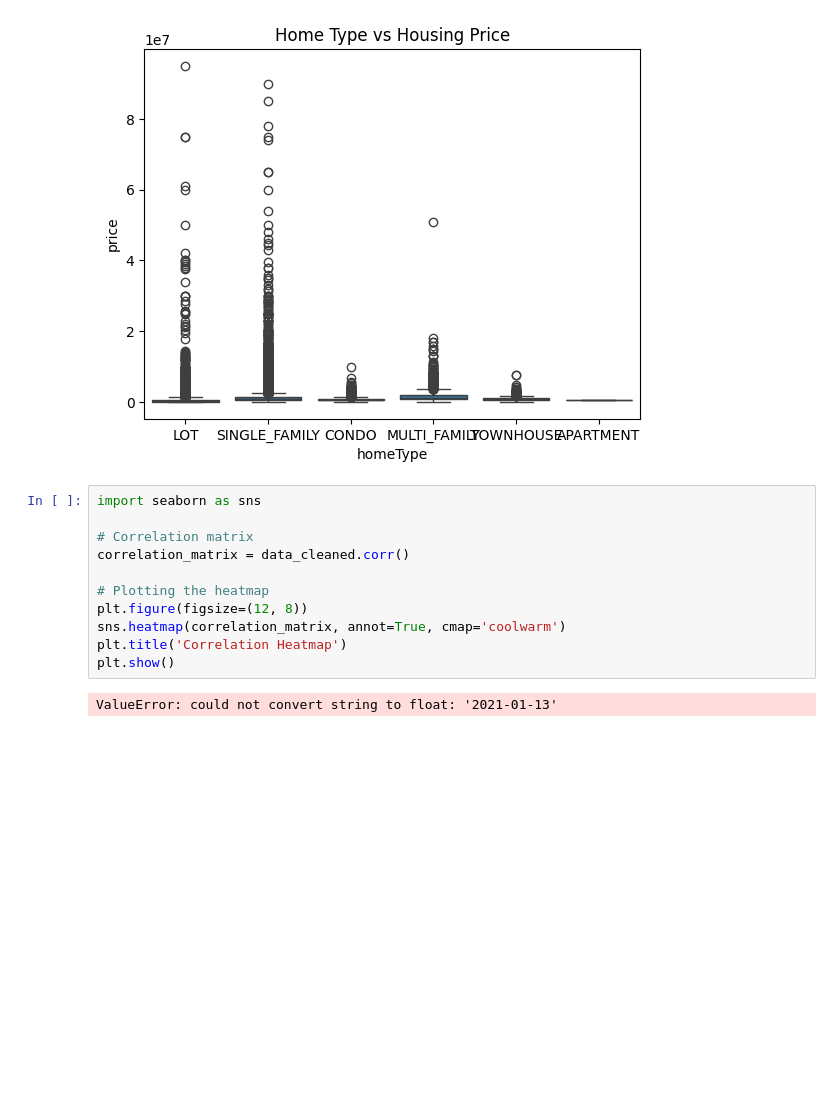
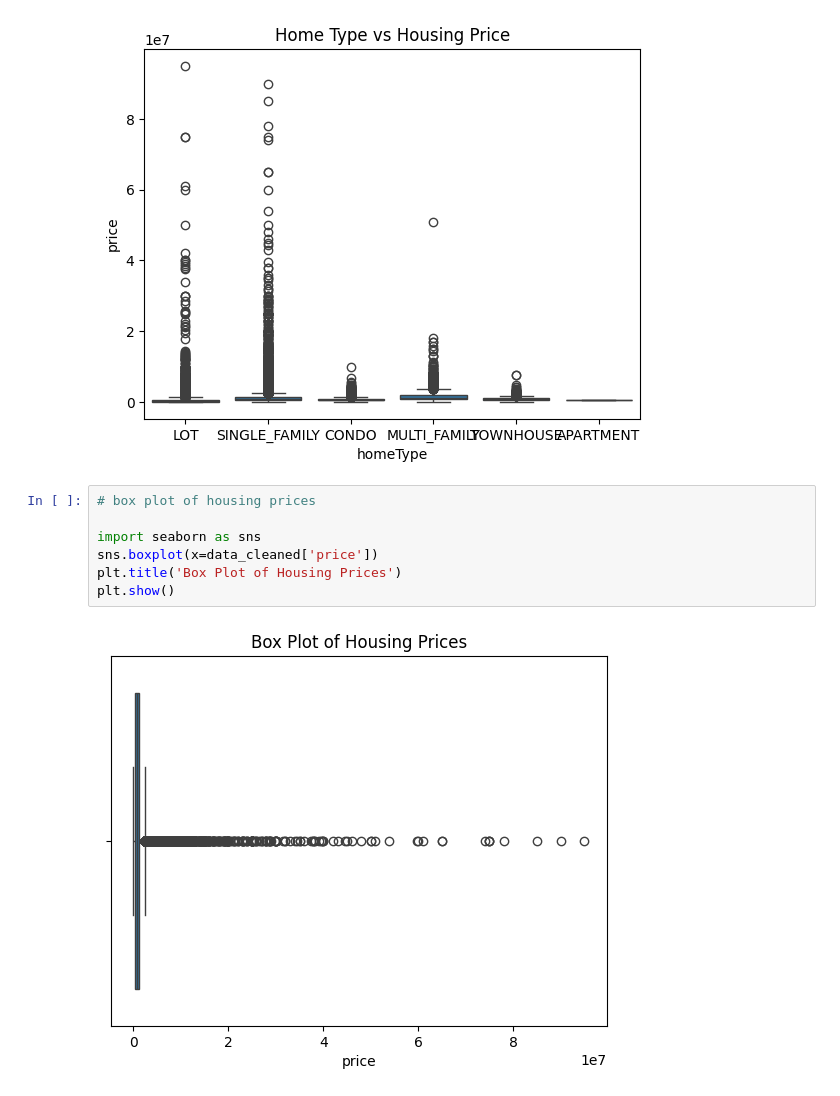
Before and after one commit to soumyaRohan/SDS-CP006-california-housing-prediction, a Jupyter notebook: ph1-data-cleaning-eda/Imtiaz_data_analysis.ipynb, the cells around one changed output. Drawn from its saved outputs; the diff is of its cells as text; blank space fills up the shorter version.

```diff
--- a/ph1-data-cleaning-eda/Imtiaz_data_analysis.ipynb
+++ b/ph1-data-cleaning-eda/Imtiaz_data_analysis.ipynb
@@ -305,16 +373,12 @@ plt.title('Home Type vs Housing Price')
 plt.show()
 # %% [output]
 [figure]
-# %%
-import seaborn as sns
-
-# Correlation matrix
-correlation_matrix = data_cleaned.corr()
-
-# Plotting the heatmap
-plt.figure(figsize=(12, 8))
-sns.heatmap(correlation_matrix, annot=True, cmap='coolwarm')
-plt.title('Correlation Heatmap')
-plt.show()
-# %% [output]
-ValueError: could not convert string to float: '2021-01-13'
+# %%
+# box plot of housing prices
+
+import seaborn as sns
+sns.boxplot(x=data_cleaned['price'])
+plt.title('Box Plot of Housing Prices')
+plt.show()
+# %% [output]
+[figure, added]
```
Also changed, not shown: parts of 7 cells of this notebook.
